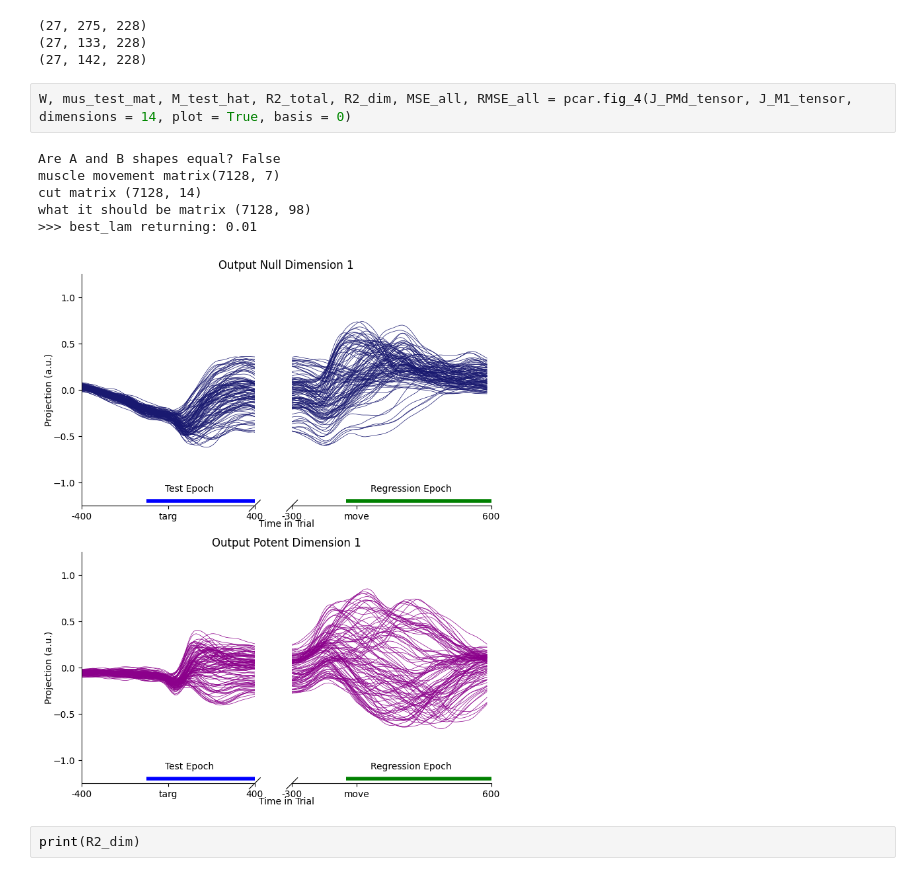
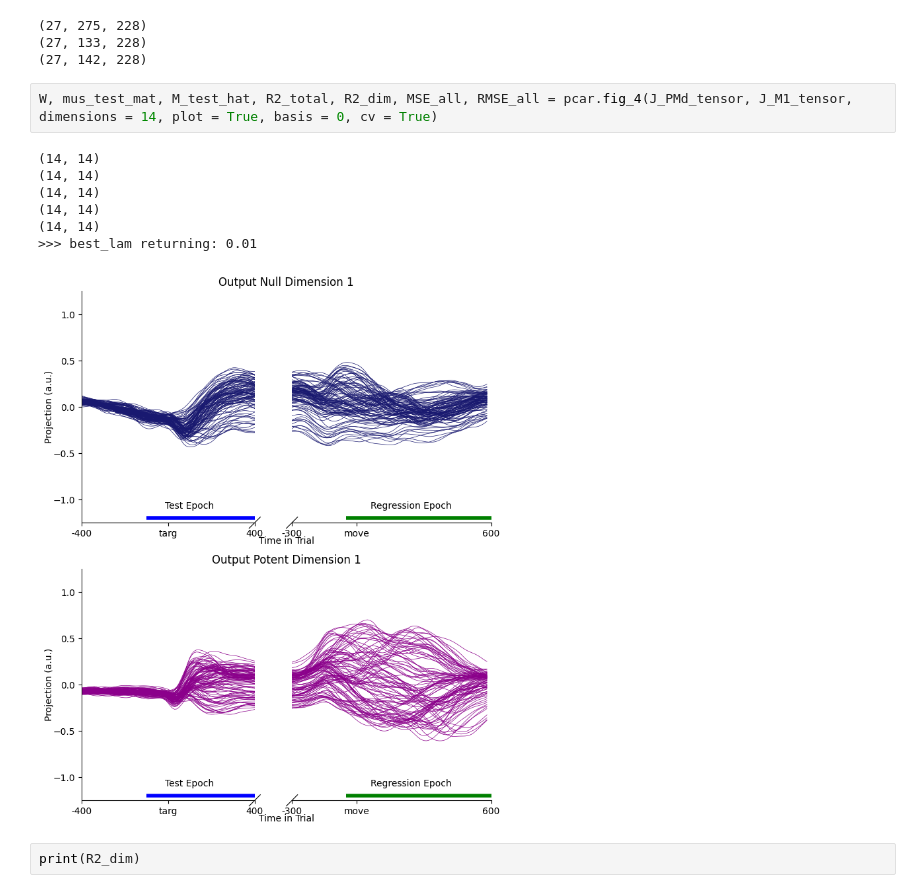
Before and after one commit to kbausen/senior-thesis, a Jupyter notebook: Figure 4.ipynb, the cells around one changed output. Cells and saved outputs as stored; diff of their text form.

```diff
--- a/Figure 4.ipynb
+++ b/Figure 4.ipynb
@@ -65,14 +65,15 @@ print(N_PMd_tensor.shape)
 (27, 133, 228)
 (27, 142, 228)
 # %%
-W, mus_test_mat, M_test_hat, R2_total, R2_dim, MSE_all, RMSE_all = pcar.fig_4(J_PMd_tensor, J_M1_tensor, dimensions = 14, plot = True, basis = 0)
+W, mus_test_mat, M_test_hat, R2_total, R2_dim, MSE_all, RMSE_all = pcar.fig_4(J_PMd_tensor, J_M1_tensor, dimensions = 14, plot = True, basis = 0, cv = True)
 # %% [output]
-Are A and B shapes equal? False
-muscle movement matrix(7128, 7)
-cut matrix (7128, 14)
-what it should be matrix (7128, 98)
+(14, 14)
+(14, 14)
+(14, 14)
+(14, 14)
+(14, 14)
 >>> best_lam returning: 0.01
-[figure, old version]
+[figure, new version]
 # %%
 print(R2_dim)
 # %% [output]
```
Also changed, not shown: 1 other file.
